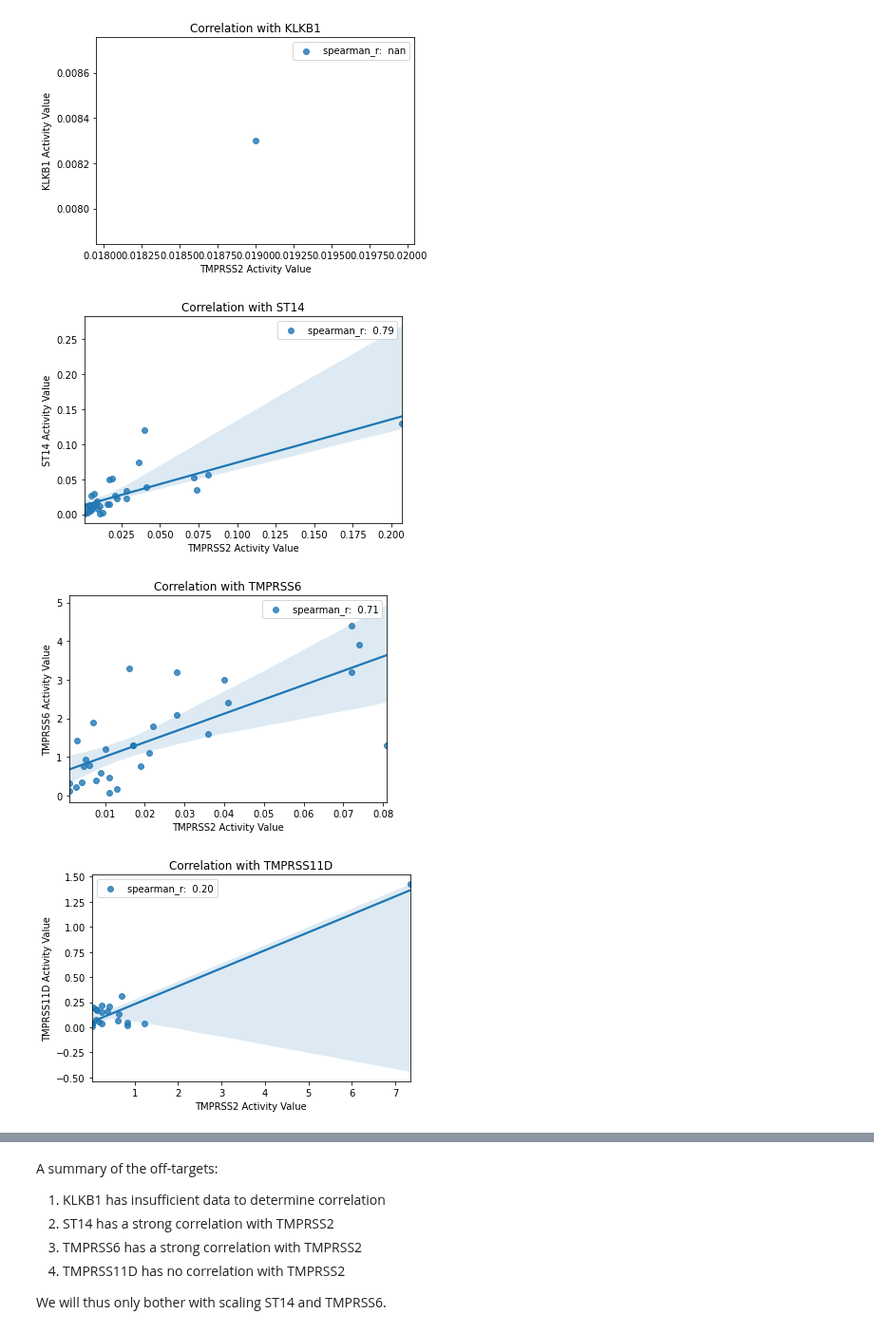
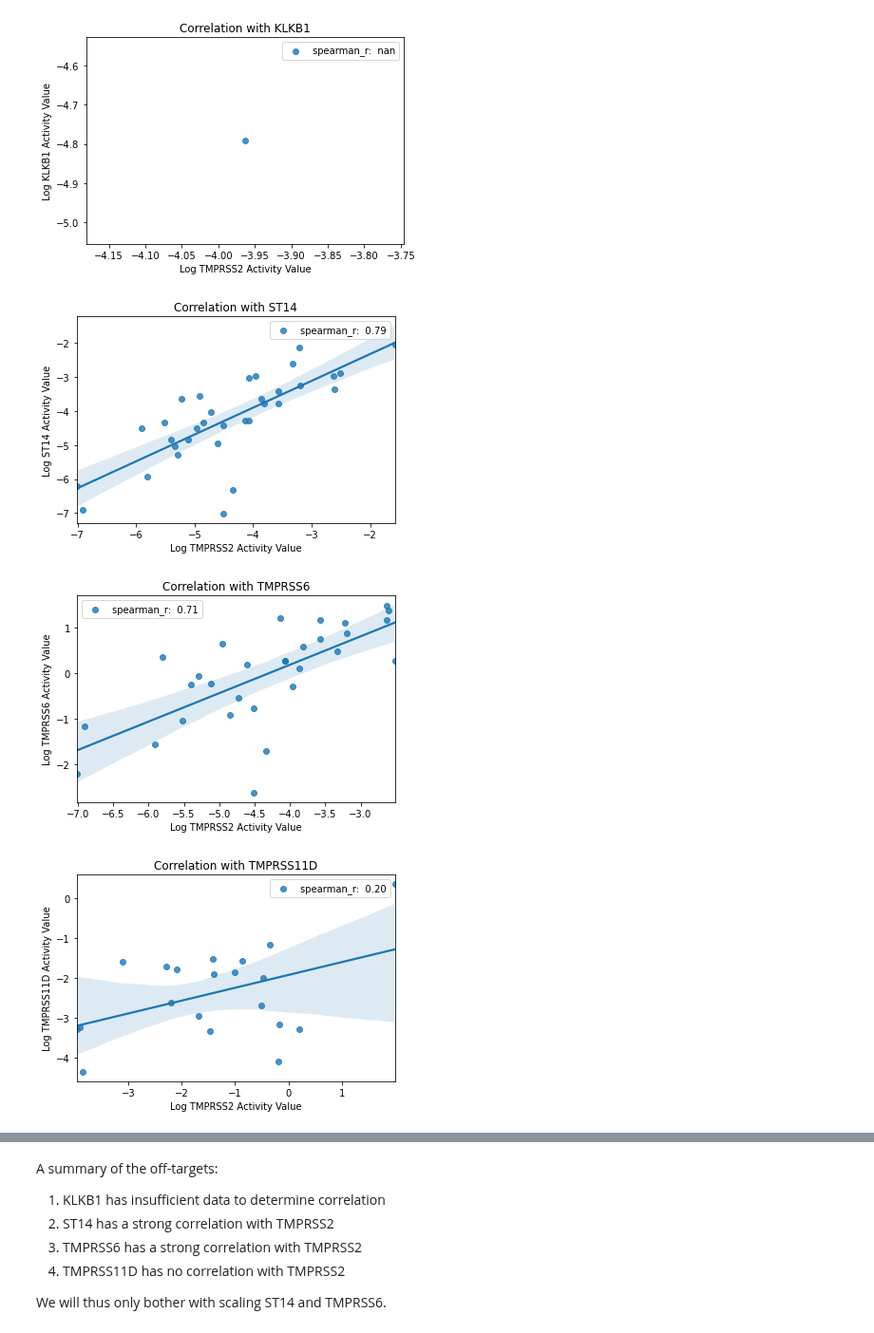
Before and after one commit to srensi/tmprss2, a Jupyter notebook: notebooks/combine_datasets.ipynb, the cells around one changed output, grey strips where cells are left out. Shown at 95% size. Saved outputs shown, nothing was run; the diff lists cells and outputs as text; code cells hidden in the pictures.

```diff
--- a/notebooks/combine_datasets.ipynb
+++ b/notebooks/combine_datasets.ipynb
@@ -57,26 +57,30 @@ for name, off_target in off_targets.items():
 # %%
 # visualize the overlap correlations
 def visualize_overlaps(overlaps, square=False):
     for name, overlap in overlaps.items():
         plt.figure()
-        x = overlap['acvalue_x']
-        y = overlap['acvalue_y']
+        x = np.log(overlap['acvalue_x'])
+        y = np.log(overlap['acvalue_y'])
         try:
             sns.regplot(x, y, label=f'spearman_r: {spearmanr(x, y)[0]: .2f}')
         except ValueError:
             sns.regplot(x, y, label=f'spearman_r: undefined')
         plt.legend()
-        plt.xlabel('TMPRSS2 Activity Value')
-        plt.ylabel(f'{name} Activity Value')
+        plt.xlabel('Log TMPRSS2 Activity Value')
+        plt.ylabel(f'Log {name} Activity Value')
         plt.title(f'Correlation with {name}')
         if square:
-            plt.axis('square')
+            xlim = plt.gca().get_xlim()
+            ylim = plt.gca().get_ylim()
+            lim = [min(xlim[0], ylim[0]), max(xlim[1], ylim[1])]
+            plt.xlim(lim)
+            plt.ylim(lim)
 visualize_overlaps(overlaps)
 # %% [output]
-[figure, old version]
+[figure, new version]
-[figure, old version]
+[figure, new version]
-[figure, old version]
+[figure, new version]
-[figure, old version]
+[figure, new version]
 # %%
 # manually drop outliers by inspection
 cleaned_overlaps = {}
```
Also changed, not shown: parts of 7 cells of this notebook.
